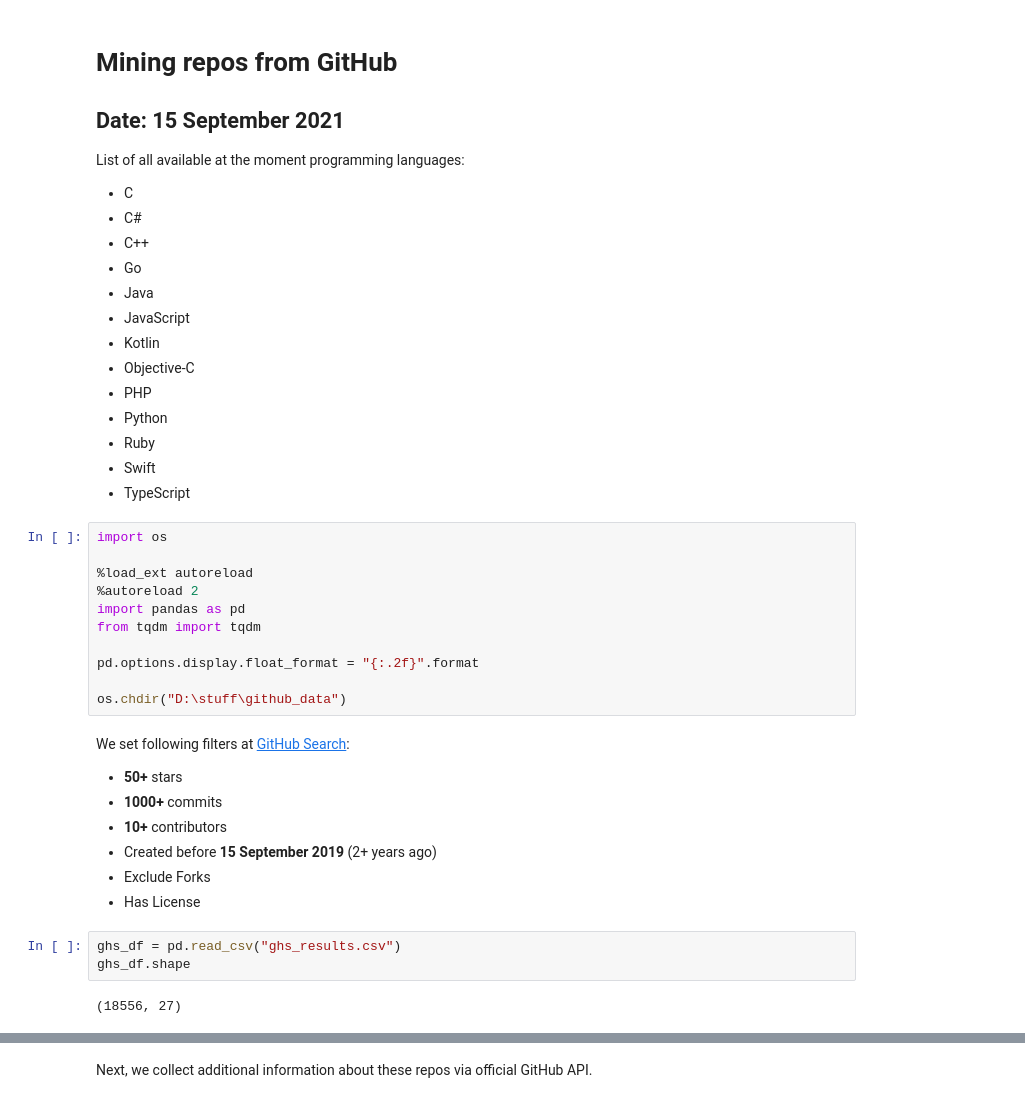
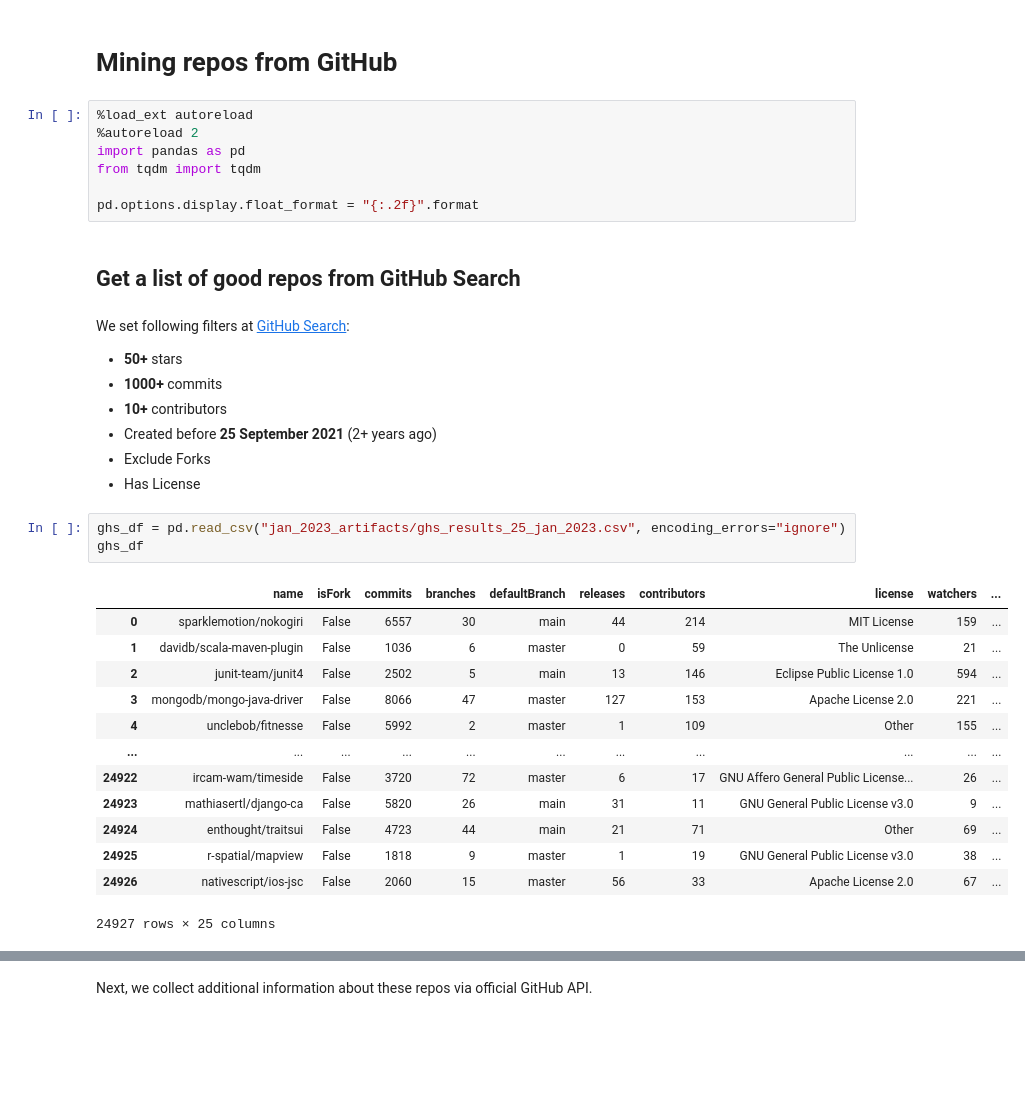
Before and after one commit to saridormi/commit_chronicle, a Jupyter notebook: notebooks/choosing_repos.ipynb, the cells around one changed output, grey strips where cells are left out. Saved outputs shown, nothing was run; the diff lists cells and outputs as text; blank space fills up the shorter version.

```diff
--- a/notebooks/choosing_repos.ipynb
+++ b/notebooks/choosing_repos.ipynb
@@ -1,44 +1,37 @@
-# %% [markdown]
-# Mining repos from GitHub
-
-## Date: 15 September 2021
-
-List of all available at the moment programming languages:
-- C
-- C#
-- C++
-- Go
-- Java
-- JavaScript
-- Kotlin
-- Objective-C
-- PHP
-- Python
-- Ruby
-- Swift
-- TypeScript
+# %% [markdown]
+# Mining repos from GitHub
 # %%
-import os
-
 %load_ext autoreload
 %autoreload 2
 import pandas as pd
 from tqdm import tqdm
 
 pd.options.display.float_format = "{:.2f}".format
-
-os.chdir("D:\stuff\github_data")
+# %% [markdown]
+## Get a list of good repos from GitHub Search
 # %% [markdown]
 We set following filters at [GitHub Search](https://seart-ghs.si.usi.ch/):
 * **50+** stars
 * **1000+** commits
 * **10+** contributors
-* Created before **15 September 2019** (2+ years ago)
+* Created before **25 September 2021** (2+ years ago)
 * Exclude Forks
 * Has License
 # %%
-ghs_df = pd.read_csv("ghs_results.csv")
-ghs_df.shape
+ghs_df = pd.read_csv("jan_2023_artifacts/ghs_results_25_jan_2023.csv", encoding_errors="ignore")
+ghs_df
 # %% [output]
+|  | name | isFork | commits | branches | defaultBranch | releases | contributors | license | watchers | ... |
+| 0 | sparklemotion/nokogiri | False | 6557 | 30 | main | 44 | 214 | MIT License | 159 | ... |
+| 1 | davidb/scala-maven-plugin | False | 1036 | 6 | master | 0 | 59 | The Unlicense | 21 | ... |
+| 2 | junit-team/junit4 | False | 2502 | 5 | main | 13 | 146 | Eclipse Public License 1.0 | 594 | ... |
+| 3 | mongodb/mongo-java-driver | False | 8066 | 47 | master | 127 | 153 | Apache License 2.0 | 221 | ... |
+| 4 | unclebob/fitnesse | False | 5992 | 2 | master | 1 | 109 | Other | 155 | ... |
+| ... | ... | ... | ... | ... | ... | ... | ... | ... | ... | ... |
+| 24922 | ircam-wam/timeside | False | 3720 | 72 | master | 6 | 17 | GNU Affero General Public License... | 26 | ... |
+| 24923 | mathiasertl/django-ca | False | 5820 | 26 | main | 31 | 11 | GNU General Public License v3.0 | 9 | ... |
+| 24924 | enthought/traitsui | False | 4723 | 44 | main | 21 | 71 | Other | 69 | ... |
+| 24925 | r-spatial/mapview | False | 1818 | 9 | master | 1 | 19 | GNU General Public License v3.0 | 38 | ... |
+| 24926 | nativescript/ios-jsc | False | 2060 | 15 | master | 56 | 33 | Apache License 2.0 | 67 | ... |
-(18556, 27)
+24927 rows × 25 columns
 # %%
```
Also changed, not shown: parts of 33 cells of this notebook.
